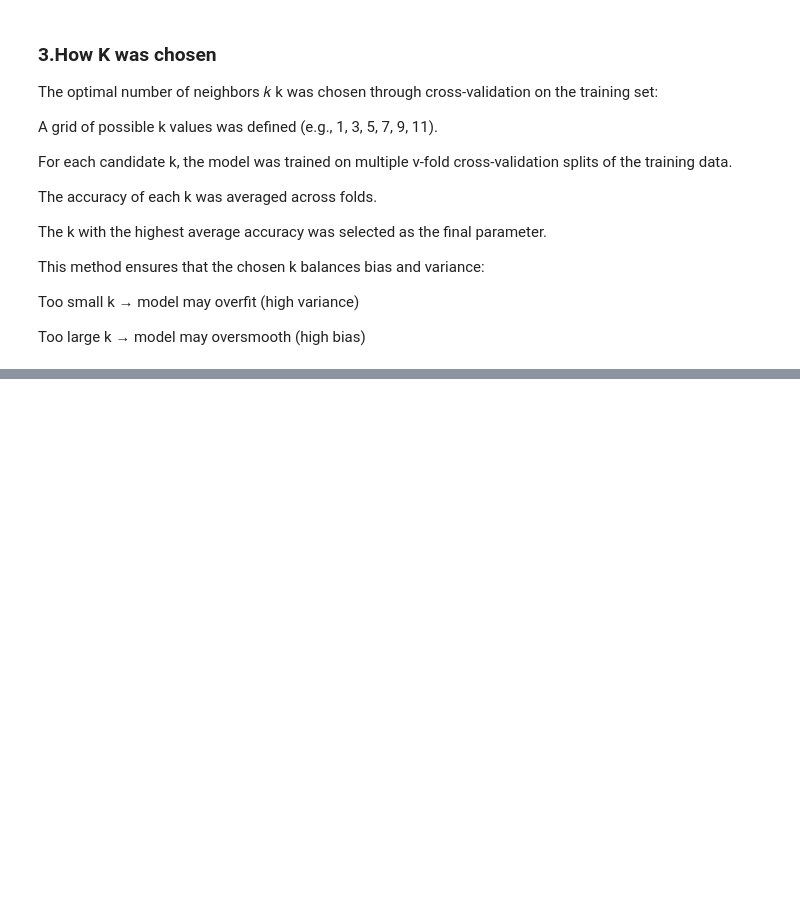
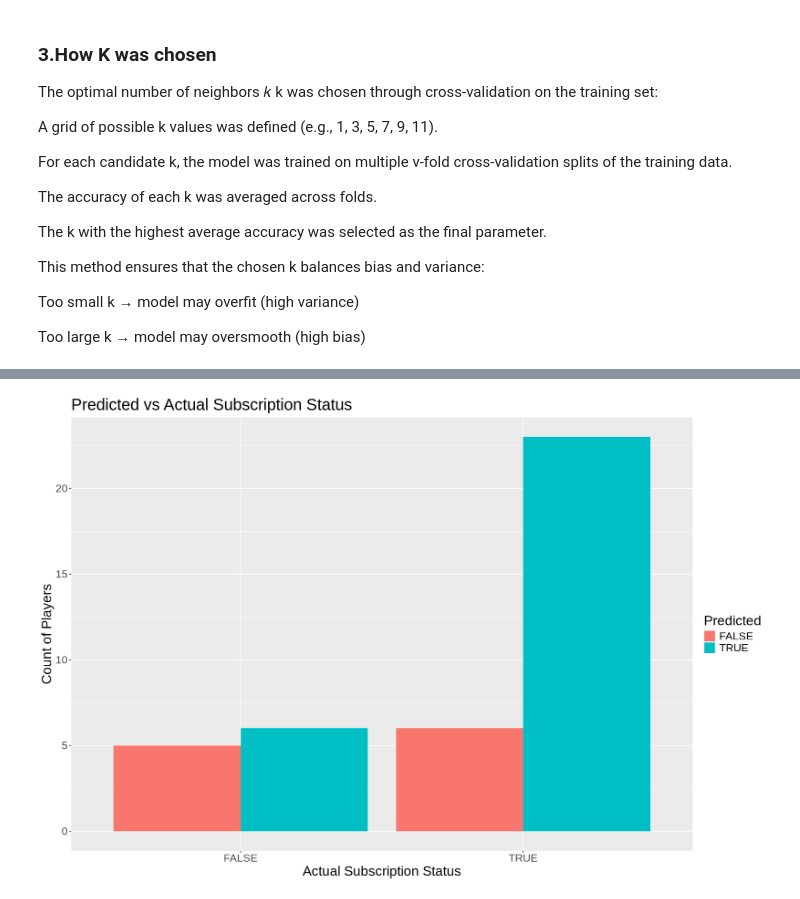
Before and after one commit to yunan-Deng/data_science_100_group33, a Jupyter notebook: Final Project Report.ipynb, the cells around one changed output, grey strips where cells are left out. Cells and saved outputs as stored; diff of their text form; code cells hidden in the pictures; blank space fills up the shorter version.

```diff
--- a/Final Project Report.ipynb
+++ b/Final Project Report.ipynb
@@ -331,0 +403,13 @@ Too large k → model may oversmooth (high bias)
+# %%
+options(repr.plot.width = 15, repr.plot.height = 10)
+bar_plot_pred <- predictions |>
+ggplot(aes(x = subscribe, fill = .pred_class)) +
+geom_bar(position = "dodge") +
+labs(title = "Predicted vs Actual Subscription Status",
+     x = "Actual Subscription Status",
+     y = "Count of Players",
+     fill = "Predicted") +
+theme(text = element_text(size = 20))
+bar_plot_pred
+# %% [output]
+[figure, added]
```
Also changed, not shown: parts of 13 cells of this notebook.
